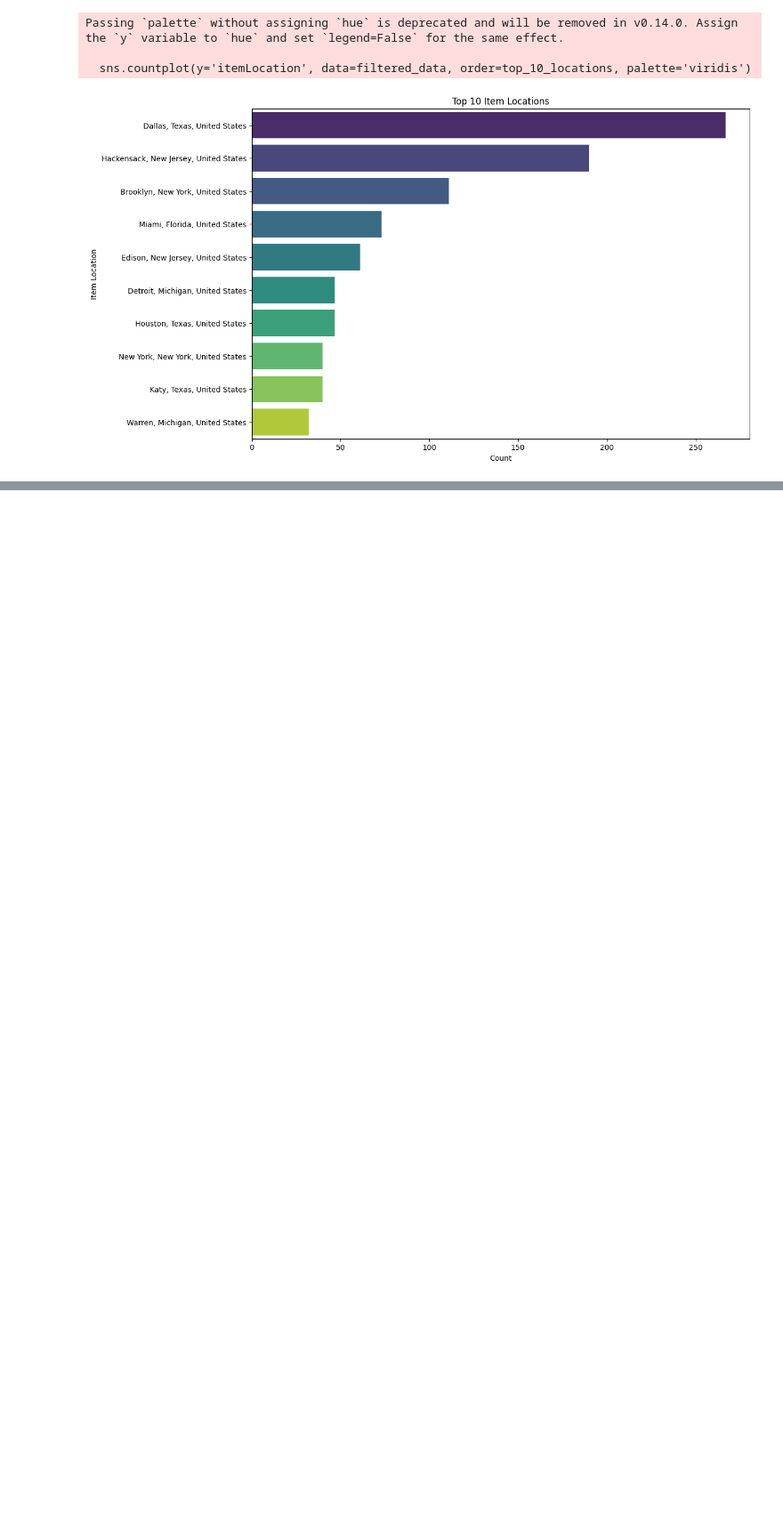
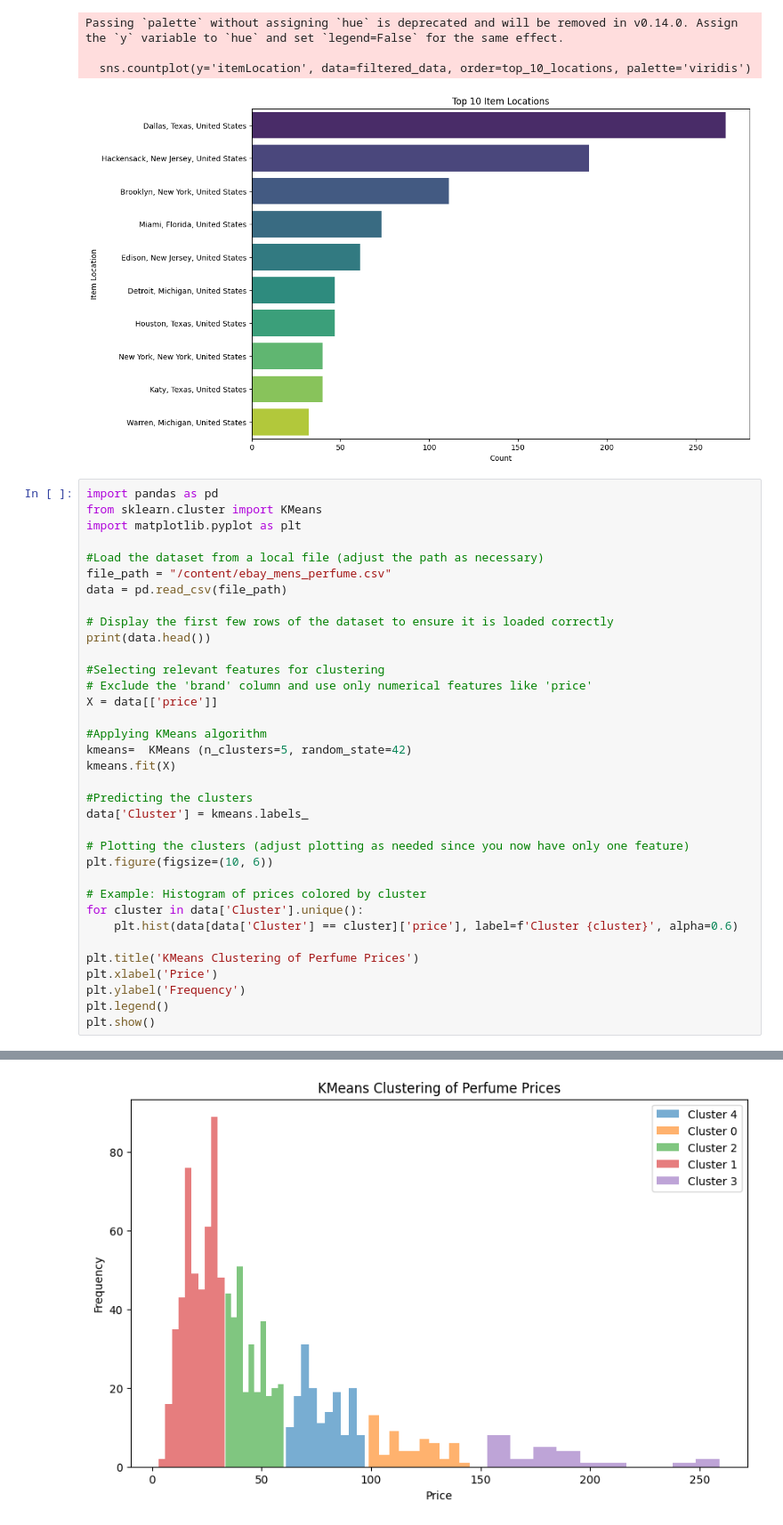
Before and after one commit to SUBHASREE-24/ML-Projects, a Jupyter notebook: Perfume_E_Commerce.ipynb, the cells around one changed output, grey strips where cells are left out. Shown: that part at 89% size. Drawn from its saved outputs; the diff is of its cells as text; blank space fills up the shorter version.

```diff
--- a/Perfume_E_Commerce.ipynb
+++ b/Perfume_E_Commerce.ipynb
@@ -129,3 +129,39 @@ Passing `palette` without assigning `hue` is deprecated and will be removed in v
 
   sns.countplot(y='itemLocation', data=filtered_data, order=top_10_locations, palette='viridis')
 [figure]
+# %%
+import pandas as pd
+from sklearn.cluster import KMeans
+import matplotlib.pyplot as plt
+
+#Load the dataset from a local file (adjust the path as necessary)
+file_path = "/content/ebay_mens_perfume.csv"
+data = pd.read_csv(file_path)
+
+# Display the first few rows of the dataset to ensure it is loaded correctly
+print(data.head())
+
+#Selecting relevant features for clustering
+# Exclude the 'brand' column and use only numerical features like 'price'
+X = data[['price']]
+
+#Applying KMeans algorithm
+kmeans=  KMeans (n_clusters=5, random_state=42)
+kmeans.fit(X)
+
+#Predicting the clusters
+data['Cluster'] = kmeans.labels_
+
+# Plotting the clusters (adjust plotting as needed since you now have only one feature)
+plt.figure(figsize=(10, 6))
+
+# Example: Histogram of prices colored by cluster
+for cluster in data['Cluster'].unique():
+    plt.hist(data[data['Cluster'] == cluster]['price'], label=f'Cluster {cluster}', alpha=0.6)
+
+plt.title('KMeans Clustering of Perfume Prices')
+plt.xlabel('Price')
+plt.ylabel('Frequency')
+plt.legend()
+plt.show()
+# %% [output]
@@ -131,0 +185 @@ Passing `palette` without assigning `hue` is deprecated and will be removed in v
+[figure, added]
```
Also changed, not shown: parts of 1 cell of this notebook.
